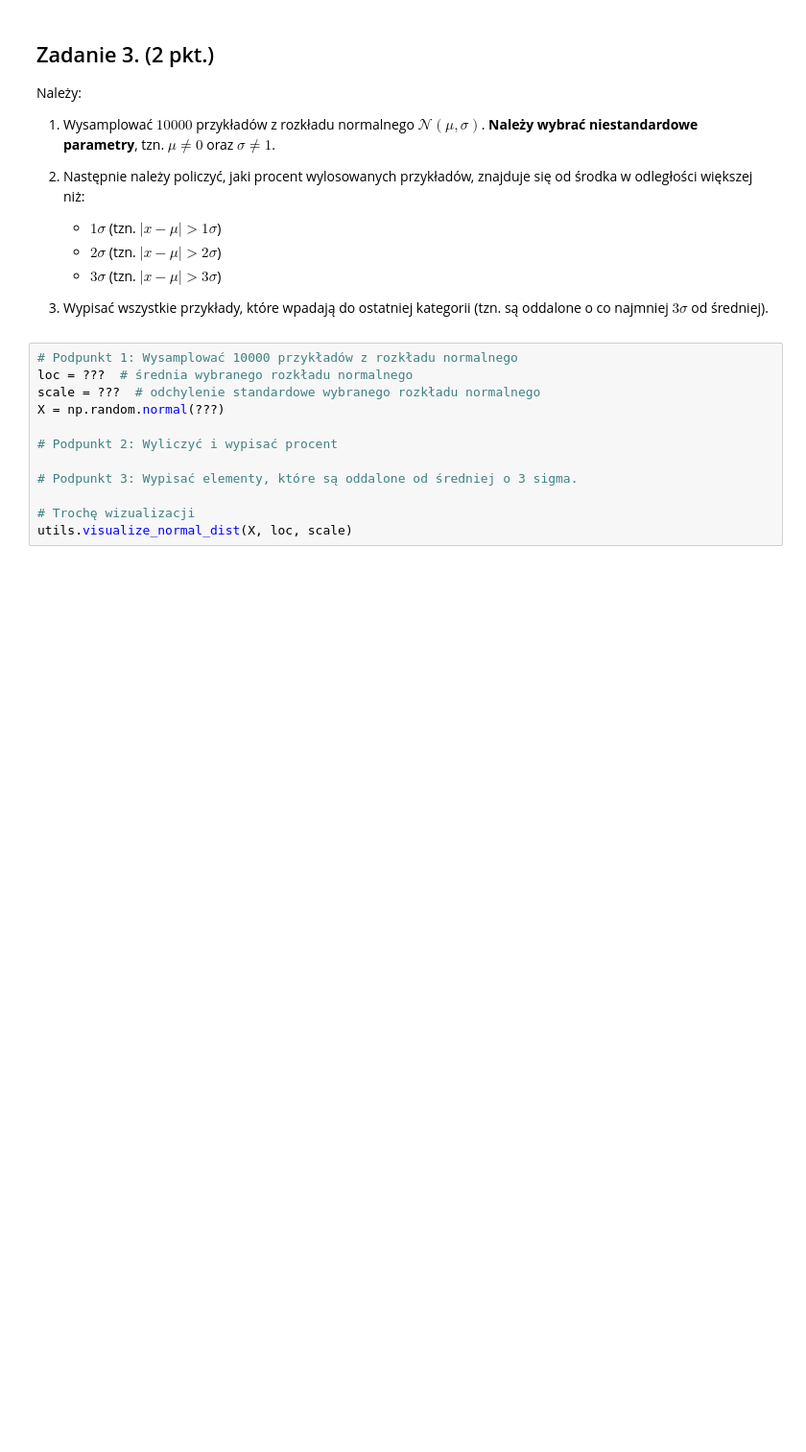
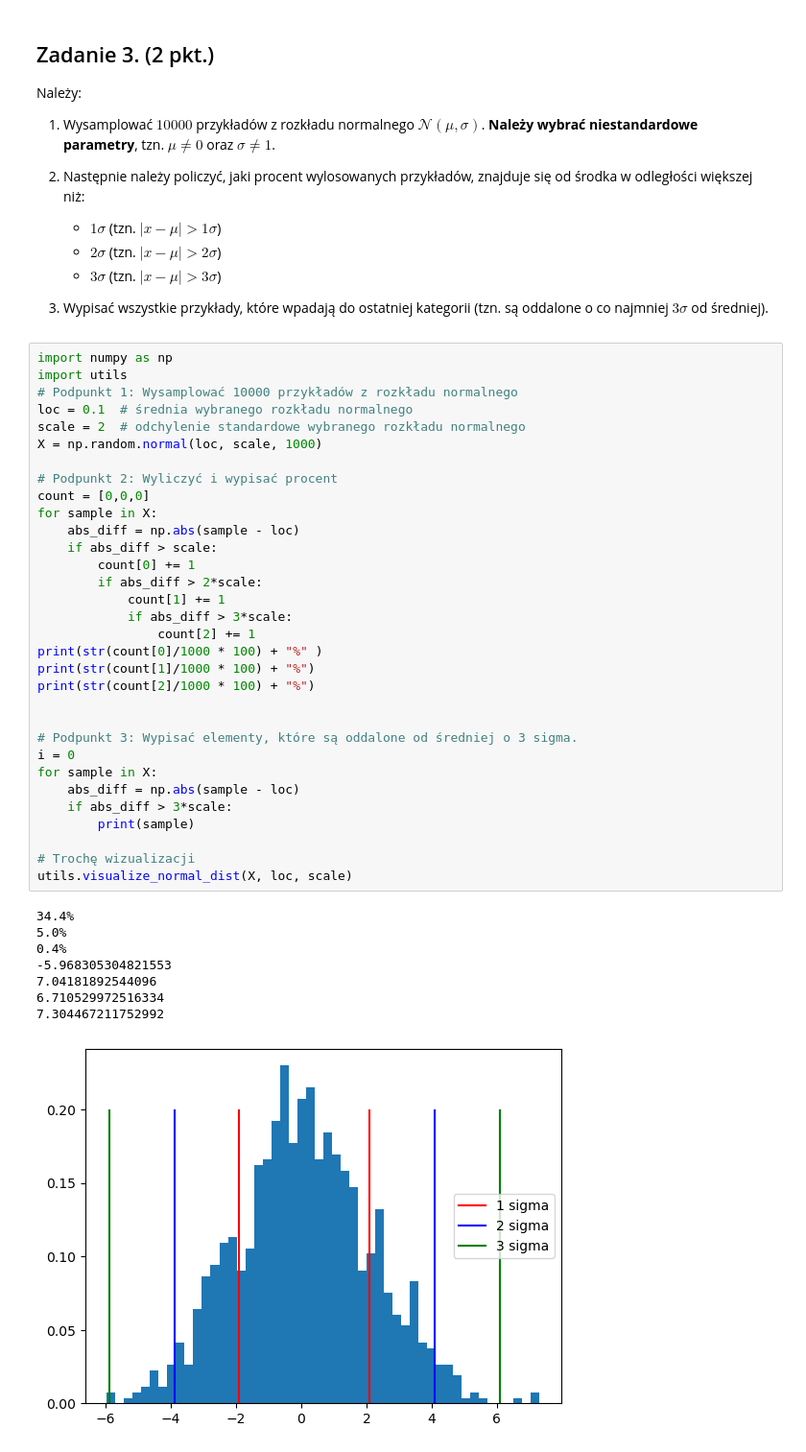
Before and after one commit to ahasdasetodu/ML, a Jupyter notebook: lab/01a_numpy_cwiczenia.ipynb, the cells around one changed output. Shown: that part at 96% size. Drawn from its saved outputs; the diff is of its cells as text; blank space fills up the shorter version.

```diff
--- a/lab/01a_numpy_cwiczenia.ipynb
+++ b/lab/01a_numpy_cwiczenia.ipynb
@@ -189,14 +189,43 @@ Należy:
 
 3. Wypisać wszystkie przykłady, które wpadają do ostatniej kategorii (tzn. są oddalone o co najmniej $3\sigma$ od średniej).
 # %%
+import numpy as np
+import utils
 # Podpunkt 1: Wysamplować 10000 przykładów z rozkładu normalnego
-loc = ???  # średnia wybranego rozkładu normalnego
-scale = ???  # odchylenie standardowe wybranego rozkładu normalnego
-X = np.random.normal(???)
+loc = 0.1  # średnia wybranego rozkładu normalnego
+scale = 2  # odchylenie standardowe wybranego rozkładu normalnego
+X = np.random.normal(loc, scale, 1000)
 
 # Podpunkt 2: Wyliczyć i wypisać procent
+count = [0,0,0]
+for sample in X:
+    abs_diff = np.abs(sample - loc)
+    if abs_diff > scale:
+        count[0] += 1
+        if abs_diff > 2*scale:
+            count[1] += 1
+            if abs_diff > 3*scale:
+                count[2] += 1
+print(str(count[0]/1000 * 100) + "%" )
+print(str(count[1]/1000 * 100) + "%")
+print(str(count[2]/1000 * 100) + "%")
+
 
 # Podpunkt 3: Wypisać elementy, które są oddalone od średniej o 3 sigma.
+i = 0
+for sample in X:
+    abs_diff = np.abs(sample - loc)
+    if abs_diff > 3*scale:
+        print(sample)
 
 # Trochę wizualizacji
 utils.visualize_normal_dist(X, loc, scale)
+# %% [output]
+34.4%
+5.0%
+0.4%
+-5.968305304821553
+7.04181892544096
+6.710529972516334
+7.304467211752992
+[figure, added]
```
